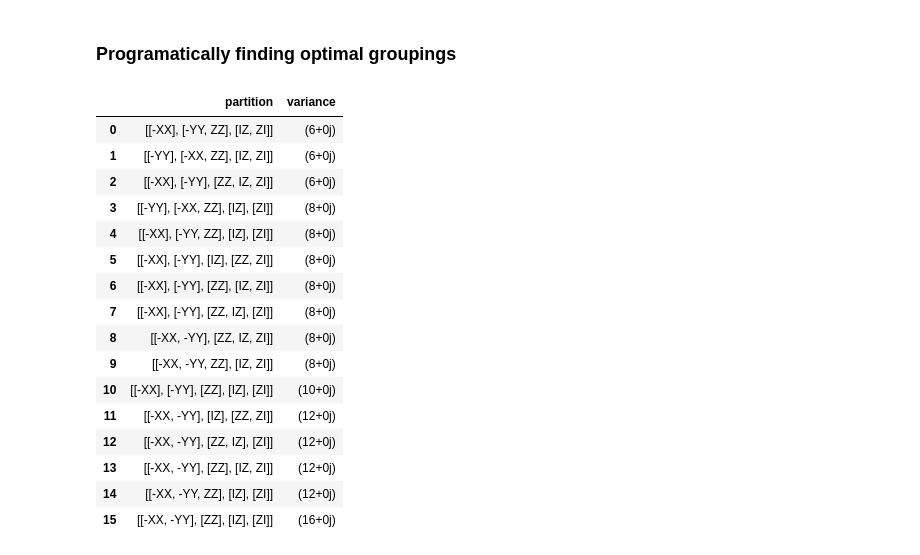
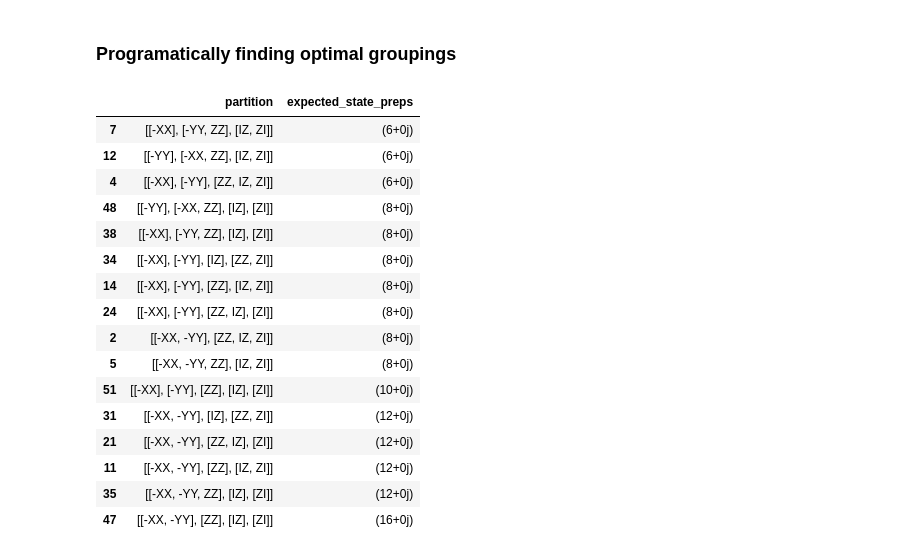
Before and after one commit to teaguetomesh/vqe-term-grouping, a Jupyter notebook: hamiltonian_statistics.ipynb, the cells around one changed output. Cells and saved outputs as stored; diff of their text form; code cells hidden in the pictures.

```diff
--- a/hamiltonian_statistics.ipynb
+++ b/hamiltonian_statistics.ipynb
@@ -267,45 +267,45 @@ def is_valid_partition(partition):
     """
     return(sum([grouping_is_pairwise_commuting(grouping) for grouping in partition]) == len(partition))
 # %%
-def calculate_variance_valid_partitions(term_set, state):
+def calculate_expected_state_preps_valid_partitions(term_set, state):
     """
-    Computes the variance of every valid partition of a set of terms.
+    Computes the expected number of state preparations given every valid partition of a set of terms.
     A valid partition is one in which all groupings are pairwise commuting.
     Inputs:
         term_set: list of *strings*, e.g. ["-XX", "-YY", "ZZ", "IZ", "ZI"]
         state: as a np.array, e.g. np.array([[0.], [1.], [0.], [0.]]))
     """
     evaled_term_set = [eval(term) for term in term_set]
     term_list = []
-    variance_list = []
+    expected_state_prep_list = []
     for pp in partition(list(range(len(term_set)))):
          term_list.append([list(np.array(term_set)[grouping]) for grouping in pp])
-         variance_list.append(sum([variance_grouping(np.array(evaled_term_set)[indices], state)*len(pp) for indices in pp]))
-    partition_list = pd.DataFrame({'partition': term_list, 'variance': variance_list}).sort_values(by=["variance"])
+         expected_state_prep_list.append(sum([variance_grouping(np.array(evaled_term_set)[indices], state)*len(pp) for indices in pp]))
+    partition_list = pd.DataFrame({'partition': term_list, 'expected_state_preps': expected_state_prep_list}).sort_values(by=["expected_state_preps"])
     # Eliminate invalid partitions that contain groupings that are non-pairwise-computing.
-    return(partition_list[partition_list['partition'].apply(lambda partition: is_valid_partition(partition))].reset_index(drop=True))
+    return(partition_list[partition_list['partition'].apply(lambda partition: is_valid_partition(partition))])
 
 # Aspuru-Guzik example
 test_term_set = ["-XX", "-YY", "ZZ", "IZ", "ZI"]
 state = np.array([[0], [1], [0], [0]])
 
-partition_list = calculate_variance_valid_partitions(test_term_set, state)
+partition_list = calculate_expected_state_preps_valid_partitions(test_term_set, state)
 partition_list
 # %% [output]
-|  | partition | variance |
-| 0 | [[-XX], [-YY, ZZ], [IZ, ZI]] | (6+0j) |
-| 1 | [[-YY], [-XX, ZZ], [IZ, ZI]] | (6+0j) |
-| 2 | [[-XX], [-YY], [ZZ, IZ, ZI]] | (6+0j) |
-| 3 | [[-YY], [-XX, ZZ], [IZ], [ZI]] | (8+0j) |
-| 4 | [[-XX], [-YY, ZZ], [IZ], [ZI]] | (8+0j) |
-| 5 | [[-XX], [-YY], [IZ], [ZZ, ZI]] | (8+0j) |
-| 6 | [[-XX], [-YY], [ZZ], [IZ, ZI]] | (8+0j) |
-| 7 | [[-XX], [-YY], [ZZ, IZ], [ZI]] | (8+0j) |
-| 8 | [[-XX, -YY], [ZZ, IZ, ZI]] | (8+0j) |
-| 9 | [[-XX, -YY, ZZ], [IZ, ZI]] | (8+0j) |
-| 10 | [[-XX], [-YY], [ZZ], [IZ], [ZI]] | (10+0j) |
-| 11 | [[-XX, -YY], [IZ], [ZZ, ZI]] | (12+0j) |
-| 12 | [[-XX, -YY], [ZZ, IZ], [ZI]] | (12+0j) |
-| 13 | [[-XX, -YY], [ZZ], [IZ, ZI]] | (12+0j) |
-| 14 | [[-XX, -YY, ZZ], [IZ], [ZI]] | (12+0j) |
-| 15 | [[-XX, -YY], [ZZ], [IZ], [ZI]] | (16+0j) |
+|  | partition | expected_state_preps |
+| 7 | [[-XX], [-YY, ZZ], [IZ, ZI]] | (6+0j) |
+| 12 | [[-YY], [-XX, ZZ], [IZ, ZI]] | (6+0j) |
+| 4 | [[-XX], [-YY], [ZZ, IZ, ZI]] | (6+0j) |
+| 48 | [[-YY], [-XX, ZZ], [IZ], [ZI]] | (8+0j) |
+| 38 | [[-XX], [-YY, ZZ], [IZ], [ZI]] | (8+0j) |
+| 34 | [[-XX], [-YY], [IZ], [ZZ, ZI]] | (8+0j) |
+| 14 | [[-XX], [-YY], [ZZ], [IZ, ZI]] | (8+0j) |
+| 24 | [[-XX], [-YY], [ZZ, IZ], [ZI]] | (8+0j) |
+| 2 | [[-XX, -YY], [ZZ, IZ, ZI]] | (8+0j) |
+| 5 | [[-XX, -YY, ZZ], [IZ, ZI]] | (8+0j) |
+| 51 | [[-XX], [-YY], [ZZ], [IZ], [ZI]] | (10+0j) |
+| 31 | [[-XX, -YY], [IZ], [ZZ, ZI]] | (12+0j) |
+| 21 | [[-XX, -YY], [ZZ, IZ], [ZI]] | (12+0j) |
+| 11 | [[-XX, -YY], [ZZ], [IZ, ZI]] | (12+0j) |
+| 35 | [[-XX, -YY, ZZ], [IZ], [ZI]] | (12+0j) |
+| 47 | [[-XX, -YY], [ZZ], [IZ], [ZI]] | (16+0j) |
```
Also changed, not shown: parts of 6 cells of this notebook.
